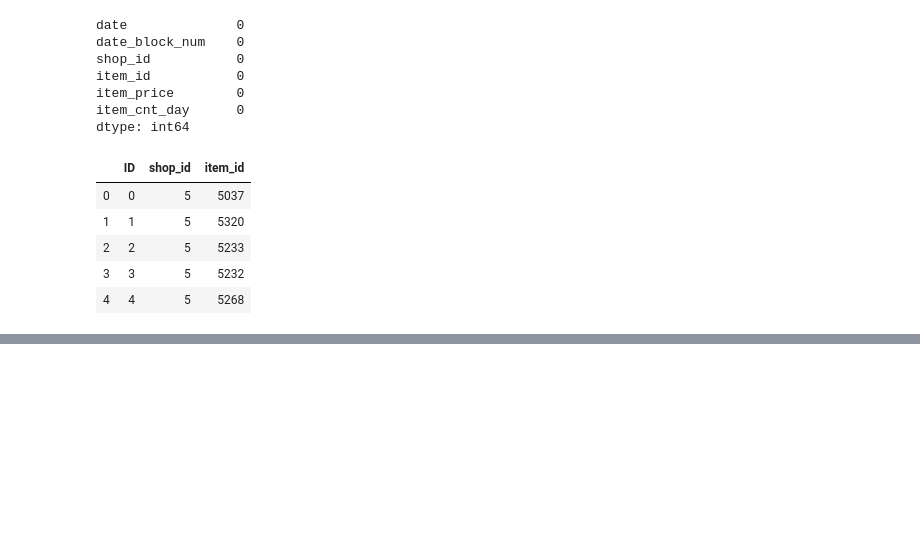
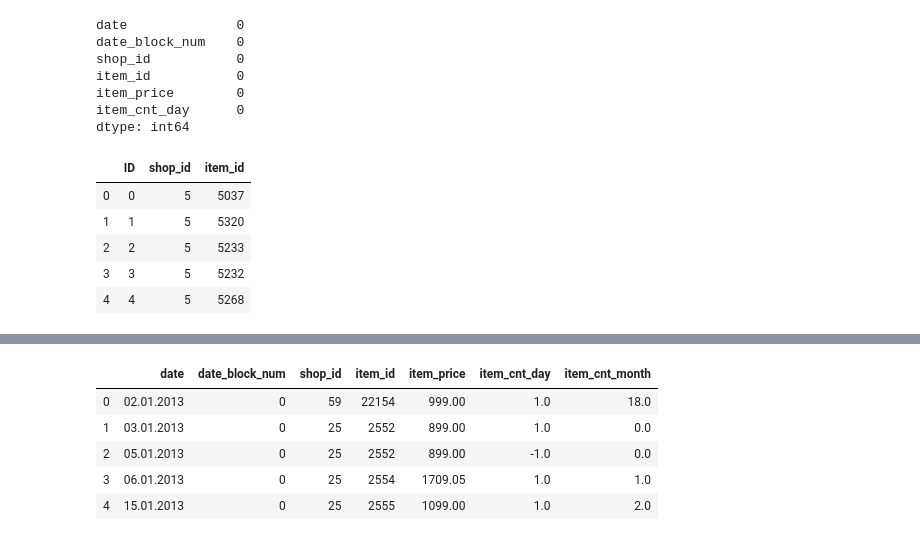
Before and after one commit to Ibraitas/Predict-Future-Sales, a Jupyter notebook: Predict Future Sales.ipynb, the cells around one changed output, grey strips where cells are left out. Cells and saved outputs as stored; diff of their text form; code cells hidden in the pictures; blank space fills up the shorter version.

```diff
--- a/Predict Future Sales.ipynb
+++ b/Predict Future Sales.ipynb
@@ -126,0 +153,11 @@ test_data.head()
+# %%
+train_data.rename(columns={'item_cnt_day_right': 'item_cnt_month'}, inplace=True)
+
+train_data.head()
+# %% [output]
+|  | date | date_block_num | shop_id | item_id | item_price | item_cnt_day | item_cnt_month |
+| 0 | 02.01.2013 | 0 | 59 | 22154 | 999.00 | 1.0 | 18.0 |
+| 1 | 03.01.2013 | 0 | 25 | 2552 | 899.00 | 1.0 | 0.0 |
+| 2 | 05.01.2013 | 0 | 25 | 2552 | 899.00 | -1.0 | 0.0 |
+| 3 | 06.01.2013 | 0 | 25 | 2554 | 1709.05 | 1.0 | 1.0 |
+| 4 | 15.01.2013 | 0 | 25 | 2555 | 1099.00 | 1.0 | 2.0 |
```
Also changed, not shown: parts of 9 cells of this notebook.
